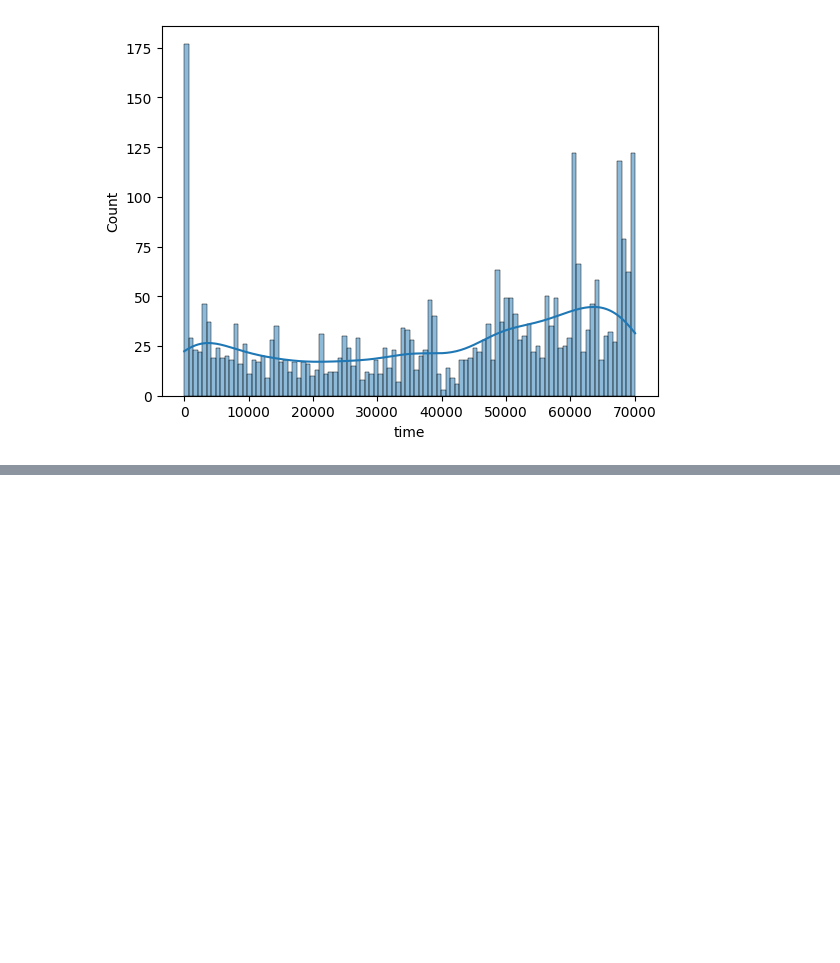
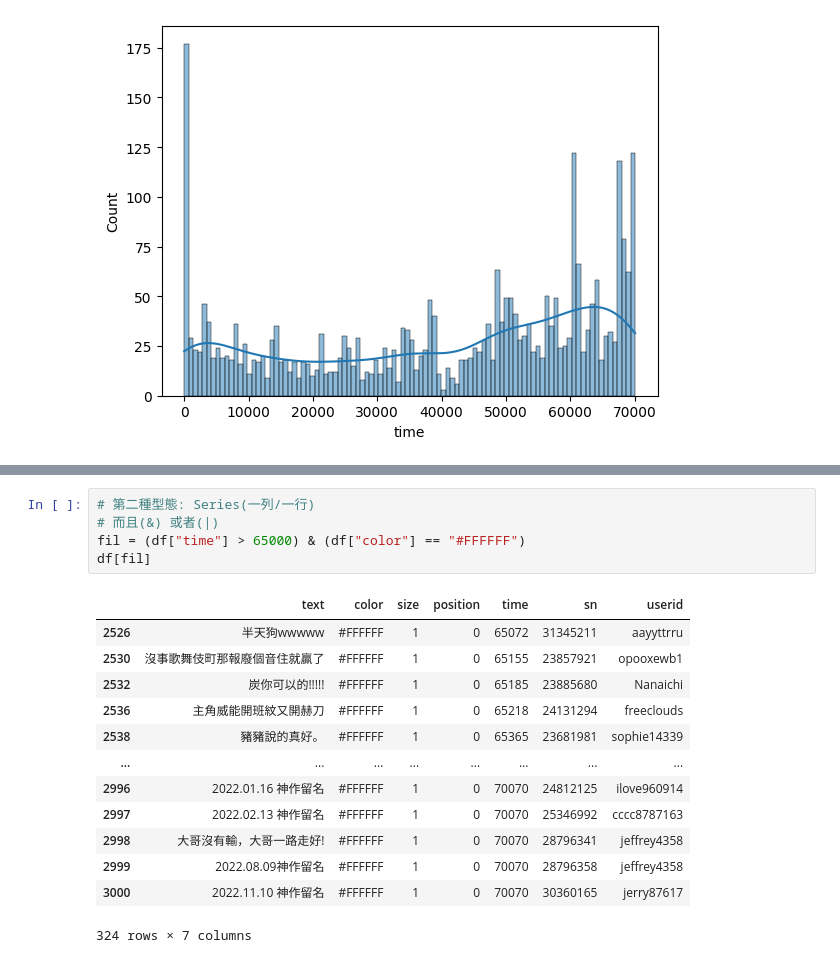
Before and after one commit to Elwing-Chou/nanshan1115, a Jupyter notebook: 2_danmu.ipynb, the cells around one changed output, grey strips where cells are left out. Cells and saved outputs as stored; diff of their text form; blank space fills up the shorter version.

```diff
--- a/2_danmu.ipynb
+++ b/2_danmu.ipynb
@@ -28,0 +69,19 @@ sns.histplot(x=df["time"], bins=100, kde=True)
+# %%
+# 第二種型態: Series(一列/一行)
+# 而且(&) 或者(|)
+fil = (df["time"] > 65000) & (df["color"] == "#FFFFFF")
+df[fil]
+# %% [output]
+|  | text | color | size | position | time | sn | userid |
+| 2526 | 半天狗wwwww | #FFFFFF | 1 | 0 | 65072 | 31345211 | aayyttrru |
+| 2530 | 沒事歌舞伎町那報廢個音住就贏了 | #FFFFFF | 1 | 0 | 65155 | 23857921 | opooxewb1 |
+| 2532 | 炭你可以的!!!!! | #FFFFFF | 1 | 0 | 65185 | 23885680 | Nanaichi |
+| 2536 | 主角威能開班紋又開赫刀 | #FFFFFF | 1 | 0 | 65218 | 24131294 | freeclouds |
+| 2538 | 豬豬說的真好。 | #FFFFFF | 1 | 0 | 65365 | 23681981 | sophie14339 |
+| ... | ... | ... | ... | ... | ... | ... | ... |
+| 2996 | 2022.01.16 神作留名 | #FFFFFF | 1 | 0 | 70070 | 24812125 | ilove960914 |
+| 2997 | 2022.02.13 神作留名 | #FFFFFF | 1 | 0 | 70070 | 25346992 | cccc8787163 |
+| 2998 | 大哥沒有輸，大哥一路走好! | #FFFFFF | 1 | 0 | 70070 | 28796341 | jeffrey4358 |
+| 2999 | 2022.08.09神作留名 | #FFFFFF | 1 | 0 | 70070 | 28796358 | jeffrey4358 |
+| 3000 | 2022.11.10 神作留名 | #FFFFFF | 1 | 0 | 70070 | 30360165 | jerry87617 |
+324 rows × 7 columns
```
Also changed, not shown: parts of 3 cells of this notebook.
